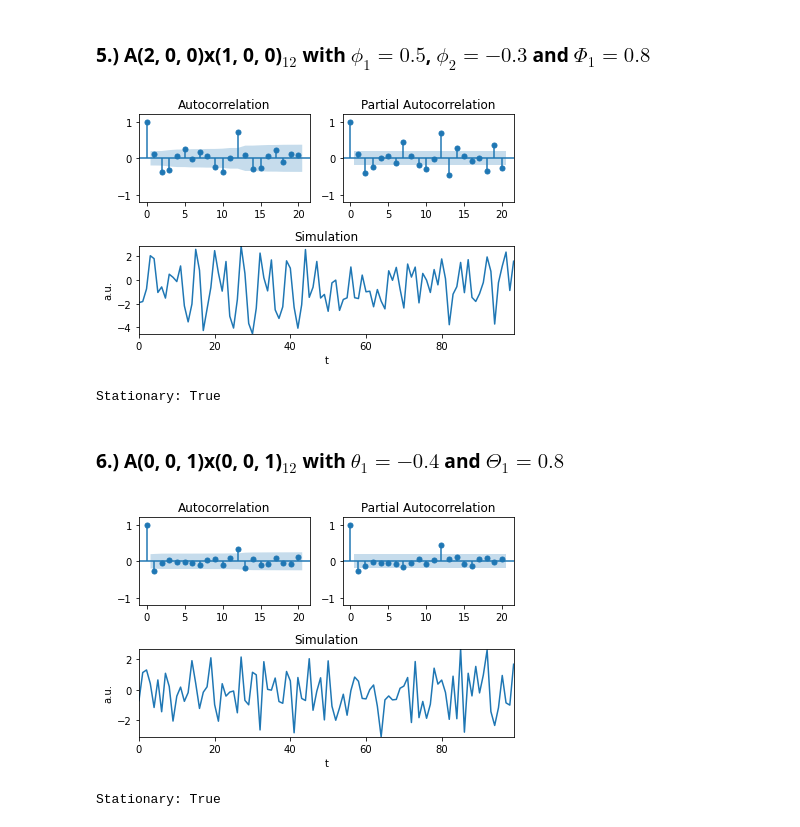
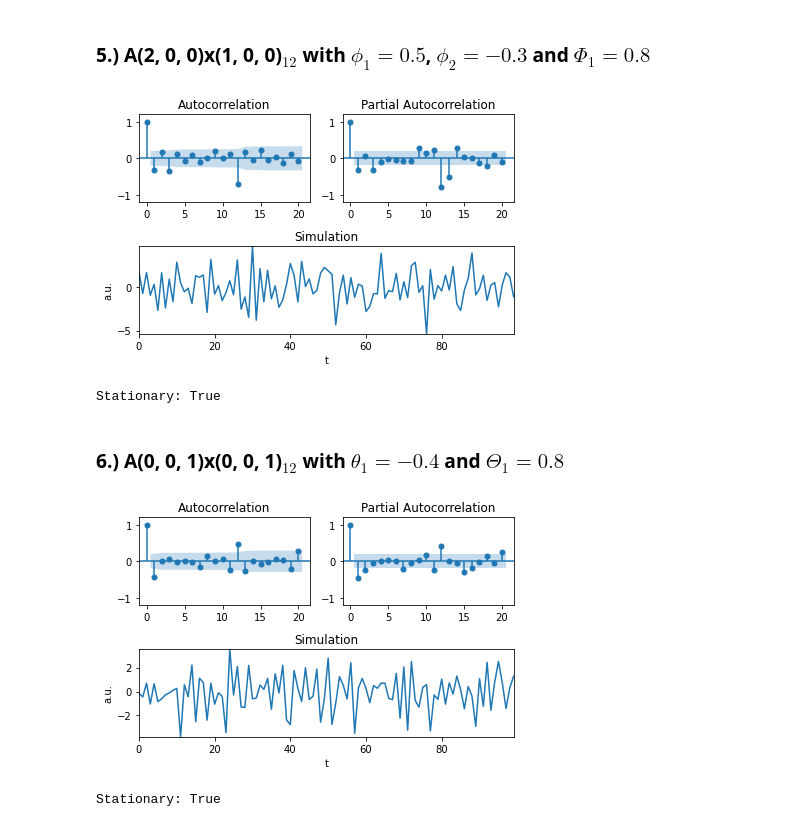
Before and after one commit to emilhaugstvedt/Time-Series-Analysis, a Jupyter notebook: Assignment2/Ass2.ipynb, the cells around one changed output. Drawn from its saved outputs; the diff is of its cells as text; code cells hidden in the pictures.

```diff
--- a/Assignment2/Ass2.ipynb
+++ b/Assignment2/Ass2.ipynb
@@ -439,39 +436,39 @@ Stationary: True
 nSamples = 100
 nLags = nSamples/2 - 1
 
-arparams = np.array([0.5, -0.3, 0, 0, 0, 0, 0, 0, 0, 0, 0, 0.8, -0.4, 0.24])
+arparams = np.array([0.5, -0.3, 0, 0, 0, 0, 0, 0, 0, 0, 0, 0.8, 0.4, -0.24])
 maparams = np.array([])
-ar = np.r_[1, -arparams]
+ar = np.r_[1, arparams]
 ma = np.r_[1, maparams]
 
 arima_process = ArmaProcess(ar= ar, ma= ma)
 simulation = arima_process.generate_sample(nsample= nSamples)
 
 # Plotting:
 fig = plt.figure()
 ax1 = plt.subplot(212)
 ax1.margins(0)
 ax1.plot(simulation)
 ax1.set_title("Simulation")
 ax1.set_xlabel("t")
 ax1.set_ylabel("a.u.")
 
 ax2 = plt.subplot(221)
 ax2.margins(0.5)
 plot_acf(simulation, ax= ax2)
 ax2.set_ylim([-1.2, 1.2])
 
 ax3 = plt.subplot(222)
 ax3.margins(0.5)
 plot_pacf(simulation, ax= ax3)
 ax3.set_ylim([-1.2, 1.2])
 
 fig.tight_layout()
 plt.show()
 
 print(f"Stationary: {arima_process.isstationary}")
 # %% [output]
-[figure, old version]
+[figure, new version]
 Stationary: True
 # %% [markdown]
 ### 6.) A(0, 0, 1)x(0, 0, 1)$_{12}$ with $\theta_1 = -0.4$ and $\Theta_1 = 0.8$
@@ -482,7 +479,7 @@ nLags = nSamples/2 - 1
 
 arparams = np.array([])
 maparams = np.array([-0.4, 0, 0, 0, 0, 0, 0, 0, 0, 0, 0, 0.8, -0.32])
-ar = np.r_[1, -arparams]
+ar = np.r_[1, arparams]
 ma = np.r_[1, maparams]
 
 arima_process = ArmaProcess(ar= ar, ma= ma)
@@ -512,5 +509,5 @@ plt.show()
 
 print(f"Stationary: {arima_process.isstationary}")
 # %% [output]
-[figure, old version]
+[figure, new version]
 Stationary: True
```
Also changed, not shown: parts of 7 cells of this notebook, 7 other files.
